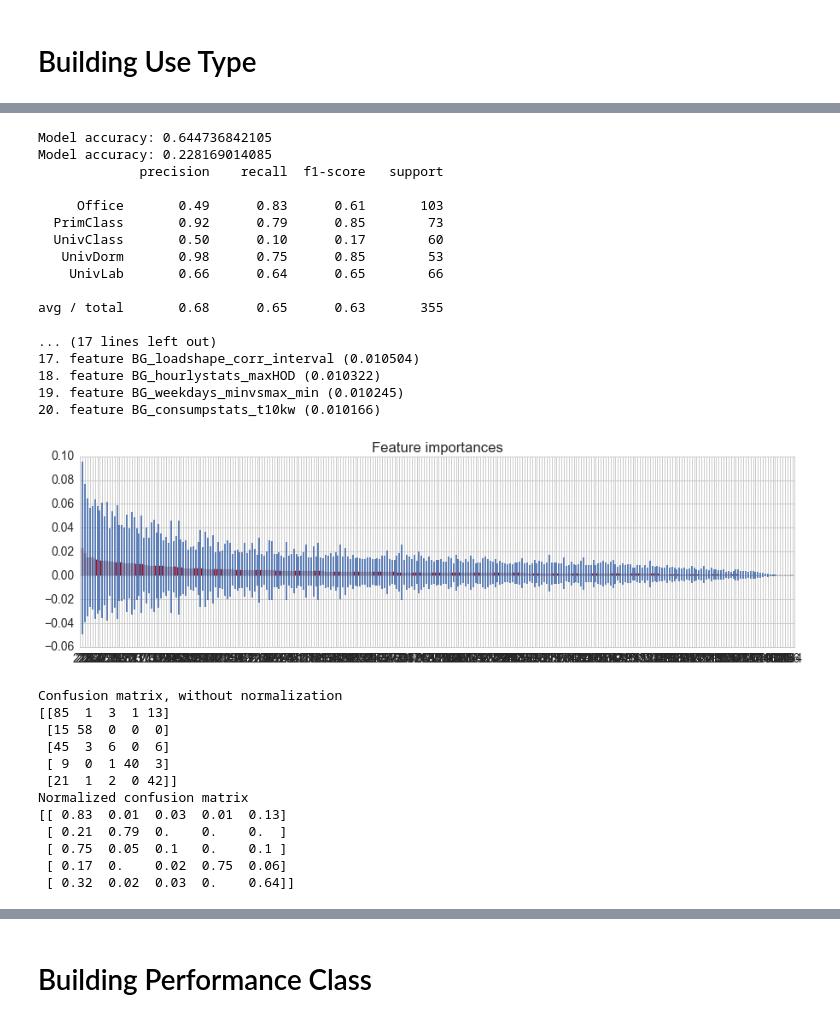
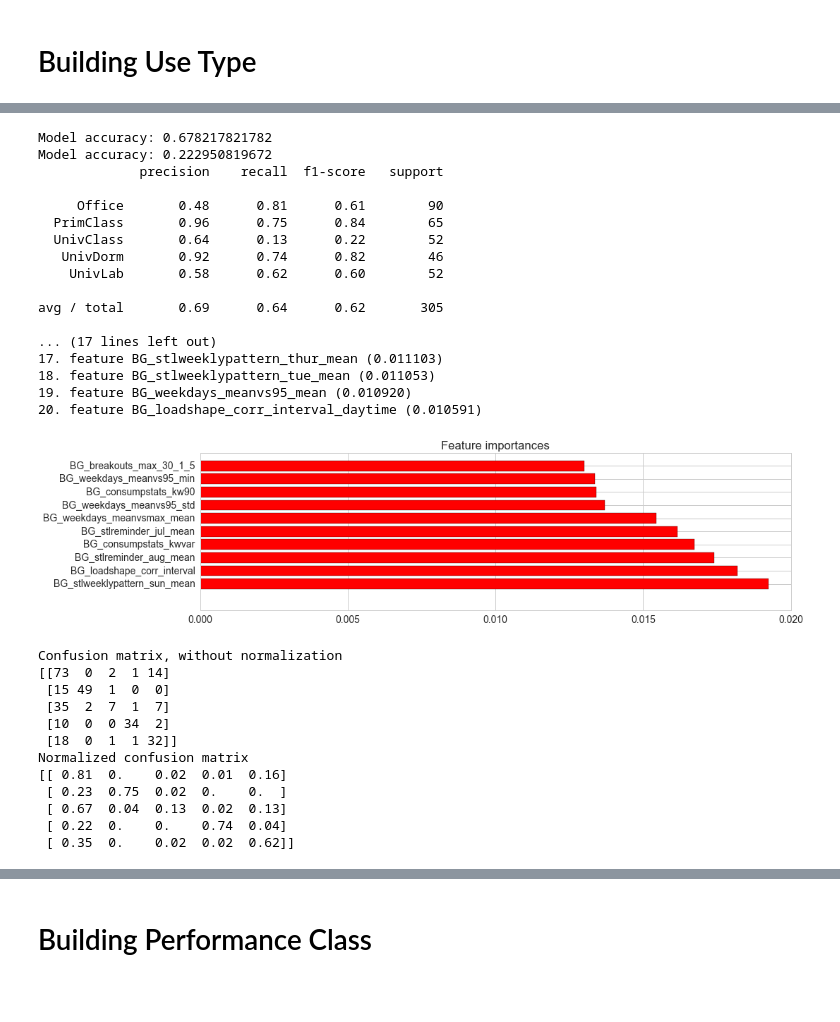
Before and after one commit to buds-lab/the-building-data-genome-project, a Jupyter notebook: notebooks/50_RandomForrestModels.ipynb, the cells around one changed output, grey strips where cells are left out. Cells and saved outputs as stored; diff of their text form; code cells hidden in the pictures; blank space fills up the shorter version.

```diff
--- a/notebooks/50_RandomForrestModels.ipynb
+++ b/notebooks/50_RandomForrestModels.ipynb
@@ -81,7 +81,7 @@ feature_names.head()
 | BG_all_meanvs95_std | dailyratios | usetype | constype | operationtype |
 | BG_all_meanvsmax_max | dailyratios | usetype | constype | operationtype |
 # %%
-def plot_confusion_matrix(cm, categories, title='Confusion matrix', cmap=plt.cm.Reds):
+def plot_confusion_matrix(cm, categories, title='Confusion matrix', cmap='Reds'):
     plt.imshow(cm, interpolation='nearest', cmap=cmap)
     plt.title(title)
     plt.colorbar()
@@ -105,12 +106,13 @@ meta.head()
 # %%
 features = features.fillna(0)
 # %%
-def runmodel(features, meta, target_name):
+def runmodel(features, meta, target_name, cmap, objective_name):
+    sns.set_style("whitegrid")
     target = meta.sort_index()[target_name]
     target = target.dropna()
     features = features.T[target.index].T
 
-    features_train, features_test, target_train, target_test = train_test_split(features, target, test_size=0.7, random_state=2)
+    features_train, features_test, target_train, target_test = train_test_split(features, target, test_size=0.6, random_state=2)
     model_rf = RandomForestClassifier(oob_score = True, max_features = 'auto', n_estimators = 100, min_samples_leaf = 2,
                                           random_state = 2)
     model_rf.fit(features_train, target_train)
@@ -148,10 +150,8 @@ def runmodel(features, meta, target_name):
     # Plot the feature importances of the forest
     plt.figure(figsize=(15,4))
     plt.title("Feature importances")
-    plt.bar(range(features.shape[1]), importances[indices],
-           color="r", yerr=std[indices], align="center")
-    plt.xticks(range(features.shape[1]), indices)
-    plt.xlim([-1, features.shape[1]])
+    plt.barh(range(10), importances[indices][:10], color="r", align="center")
+    plt.yticks(range(10), features.columns[indices][:10])#
     plt.show()
 
     # Compute confusion matrix: http://scikit-learn.org/stable/auto_examples/model_selection/plot_confusion_matrix.html
@@ -161,7 +161,7 @@ def runmodel(features, meta, target_name):
     print('Confusion matrix, without normalization')
     print(cm)
     plt.figure(figsize=(12,10))
-    plot_confusion_matrix(cm, categories)
+    plot_confusion_matrix(cm, categories, cmap=cmap)
 
 
     # Normalize the confusion matrix by row (i.e by the number of samples
@@ -170,12 +170,11 @@ def runmodel(features, meta, target_name):
     print('Normalized confusion matrix')
     print(cm_normalized)
     plt.figure(figsize=(12,10))
-    plot_confusion_matrix(cm_normalized, categories, title='Normalized Classification Error Matrix')
-    plt.savefig("ErrorMatrix.pdf")
-
+    plot_confusion_matrix(cm_normalized, categories, title=objective_name+' Normalized Classification Error Matrix', cmap=cmap)
+    plt.savefig(os.path.join(repos_path,"reports/figures/classification/ConfusionMatrix_"+objective_name+".png"));
     plt.show()
 
-    return mean_model_accuracy, baseline_model_accuracy, target
+    return mean_model_accuracy, baseline_model_accuracy, target, indices, features
 # %% [markdown]
 # Building Use Type
 # %%
@@ -183,33 +197,33 @@ features_buildinguse = features[feature_names[feature_names.usetype_applicable =
 # %%
-allmetricsaccuracy, baseline_model_accuracy, target = runmodel(features_buildinguse, meta, "primaryspaceuse_abbrev")
+allmetricsaccuracy, baseline_model_accuracy, target, indices, features = runmodel(features_buildinguse, meta, "primaryspaceuse_abbrev", "Blues", "Building Use Type")
 # %% [output]
-Model accuracy: 0.644736842105
-Model accuracy: 0.228169014085
+Model accuracy: 0.678217821782
+Model accuracy: 0.222950819672
              precision    recall  f1-score   support
 
-     Office       0.49      0.83      0.61       103
-  PrimClass       0.92      0.79      0.85        73
-  UnivClass       0.50      0.10      0.17        60
-   UnivDorm       0.98      0.75      0.85        53
-    UnivLab       0.66      0.64      0.65        66
+     Office       0.48      0.81      0.61        90
+  PrimClass       0.96      0.75      0.84        65
+  UnivClass       0.64      0.13      0.22        52
+   UnivDorm       0.92      0.74      0.82        46
+    UnivLab       0.58      0.62      0.60        52
 
-avg / total       0.68      0.65      0.63       355
+avg / total       0.69      0.64      0.62       305
 
 ... (17 lines left out)
-17. feature BG_loadshape_corr_interval (0.010504)
-18. feature BG_hourlystats_maxHOD (0.010322)
-19. feature BG_weekdays_minvsmax_min (0.010245)
-20. feature BG_consumpstats_t10kw (0.010166)
+17. feature BG_stlweeklypattern_thur_mean (0.011103)
+18. feature BG_stlweeklypattern_tue_mean (0.011053)
+19. feature BG_weekdays_meanvs95_mean (0.010920)
+20. feature BG_loadshape_corr_interval_daytime (0.010591)
-[figure, old version]
+[figure, new version]
 Confusion matrix, without normalization
-[[85  1  3  1 13]
- [15 58  0  0  0]
- [45  3  6  0  6]
- [ 9  0  1 40  3]
- [21  1  2  0 42]]
+[[73  0  2  1 14]
+ [15 49  1  0  0]
+ [35  2  7  1  7]
+ [10  0  0 34  2]
+ [18  0  1  1 32]]
 Normalized confusion matrix
-[[ 0.83  0.01  0.03  0.01  0.13]
- [ 0.21  0.79  0.    0.    0.  ]
- [ 0.75  0.05  0.1   0.    0.1 ]
- [ 0.17  0.    0.02  0.75  0.06]
- [ 0.32  0.02  0.03  0.    0.64]]
+[[ 0.81  0.    0.02  0.01  0.16]
+ [ 0.23  0.75  0.02  0.    0.  ]
+ [ 0.67  0.04  0.13  0.02  0.13]
+ [ 0.22  0.    0.    0.74  0.04]
+ [ 0.35  0.    0.02  0.02  0.62]]
```
Also changed, not shown: parts of 15 cells of this notebook, 6 other files.
